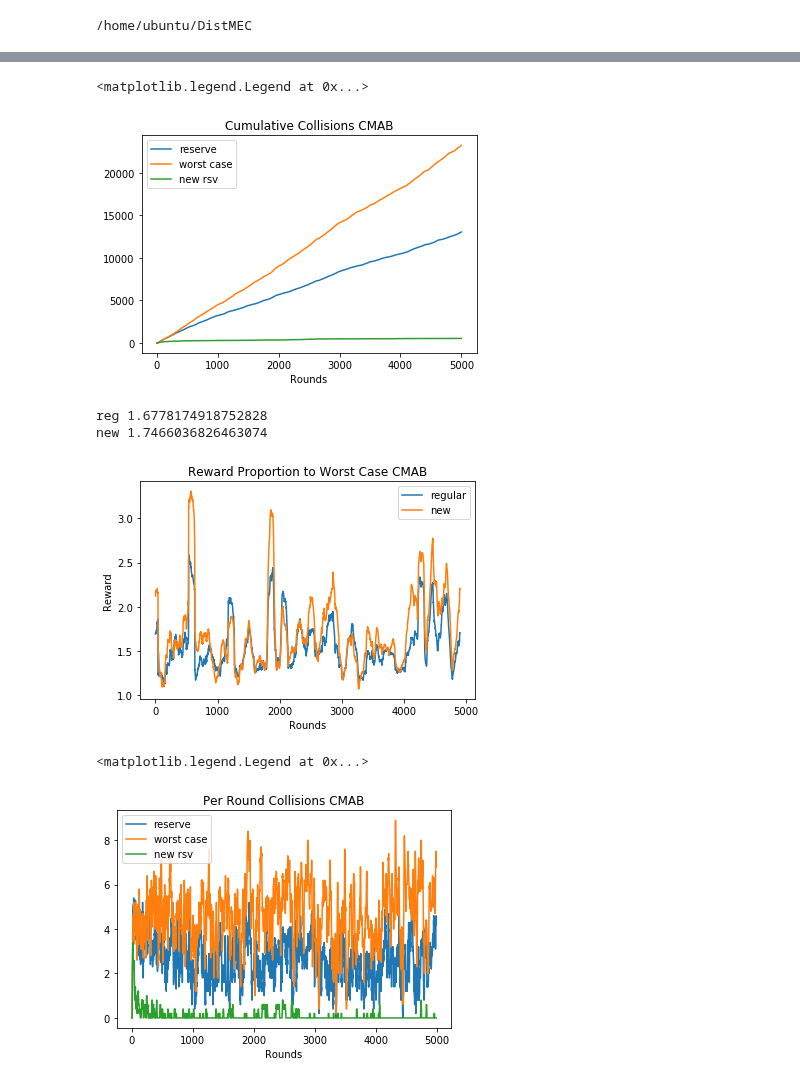
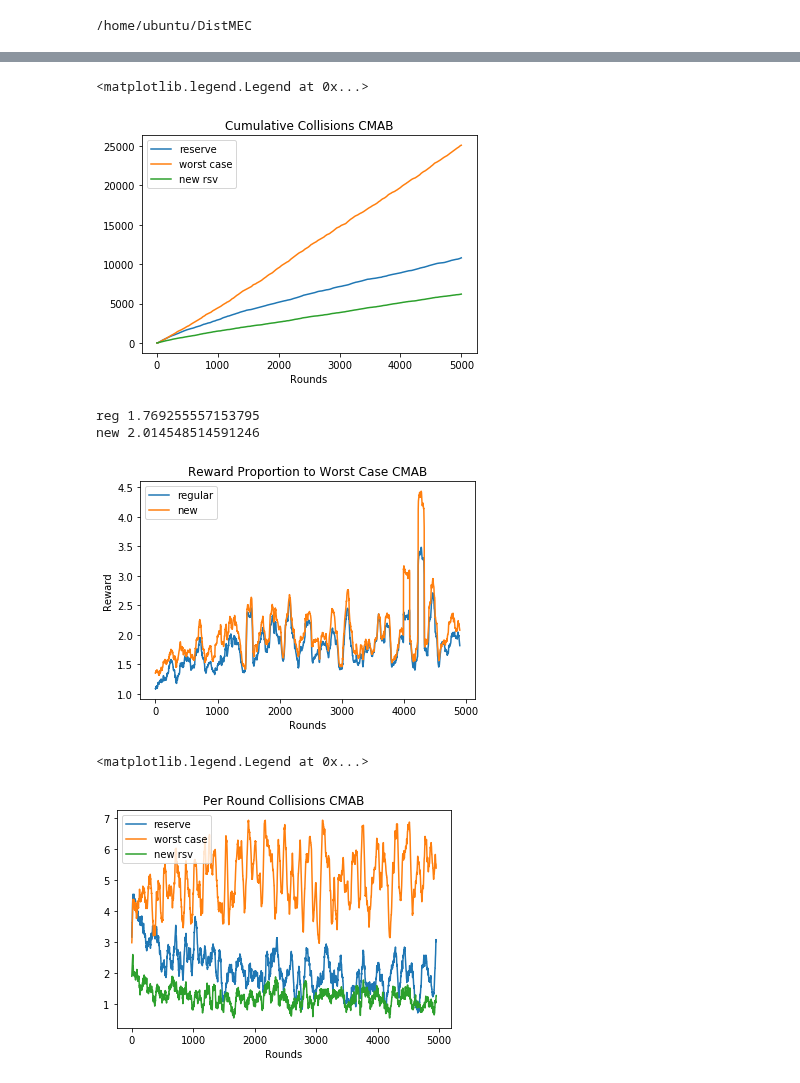
Before and after one commit to tj-kim/DistMEC, a Jupyter notebook: jupyter_notebooks/22_06_02 Worst Case Gain.ipynb, the cells around one changed output, grey strips where cells are left out. Cells and saved outputs as stored; diff of their text form; code cells hidden in the pictures.

```diff
--- a/jupyter_notebooks/22_06_02 Worst Case Gain.ipynb
+++ b/jupyter_notebooks/22_06_02 Worst Case Gain.ipynb
@@ -20,7 +20,7 @@ def copy_usr_loc(Users1, Users2):
 
     for u in range(len(Users1)):
         Users2[u].usr_place = Users1[u].usr_place
-        Users2[u].expected_time = Users1[u].expected_time
+        Users2[u].expected_time_true = Users2[u].get_expected_time()
 
 def moving_average(a, n=3) :
     ret = np.cumsum(a, dtype=float)
@@ -38,14 +38,14 @@ ceiling = 20
 space_1d_dim = 10 #4 for small, 10 for big
 
 num_explore = 1
-trials = 5
+trials = 3
 
 # result dictionaries
 result_dicts = []
 performance_list = []
 user_dicts = []
 
-save_name = 'results/22_06_15_ceiling_20/'
+save_name = 'results/22_06_16_ceiling_20/'
 isExist = os.path.exists(save_name)
 if not isExist:
   # Create a new directory because it does not exist
@@ -189,7 +185,7 @@ plt.xlabel('Rounds')
 plt.legend()
 # %% [output]
 <matplotlib.legend.Legend at 0x...>
-[figure, old version]
+[figure, new version]
 # %%
 # plot_idx = 7
 
@@ -211,22 +207,22 @@ plt.legend()
 print('reg',np.mean(np.divide(reward, reward_w)))
 print('new',np.mean(np.divide(reward_s, reward_w)))
 # %% [output]
-reg 1.6778174918752828
-new 1.7466036826463074
+reg 1.769255557153795
+new 2.014548514591246
-[figure, old version]
+[figure, new version]
 # %%
 # plot_idx = 7
 
-m = 10
+m = 50
 plt.plot(moving_average(result_dicts[plot_idx]['collision_res'],m), label = 'reserve')
 plt.plot(moving_average(result_dicts[plot_idx]['collision_w'],m), label = 'worst case')
 plt.plot(moving_average(result_dicts[plot_idx]['collision_s'],m), label = 'new rsv')
 plt.title('Per Round Collisions CMAB')
 plt.xlabel('Rounds')
 plt.legend()
 # %% [output]
 <matplotlib.legend.Legend at 0x...>
-[figure, old version]
+[figure, new version]
 # %%
 # Make plots of average
 b = result_dicts
```
Also changed, not shown: parts of 8 cells of this notebook.
